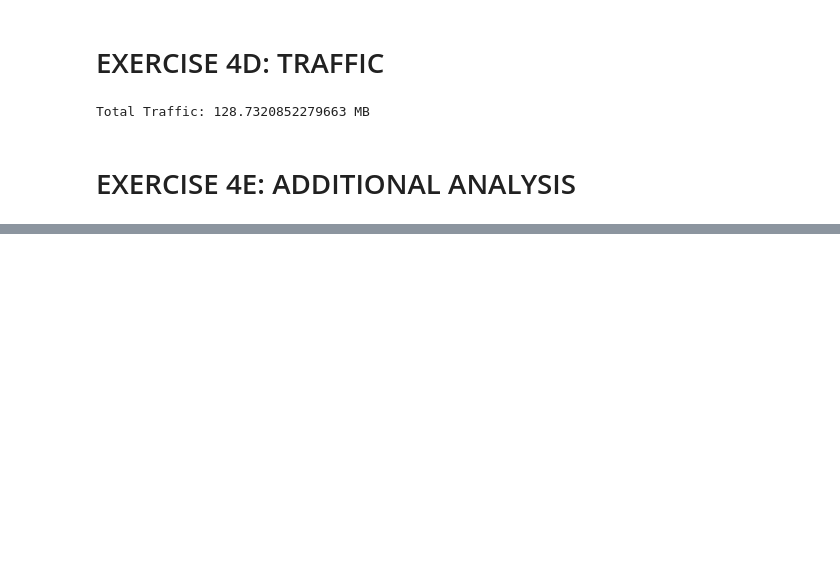
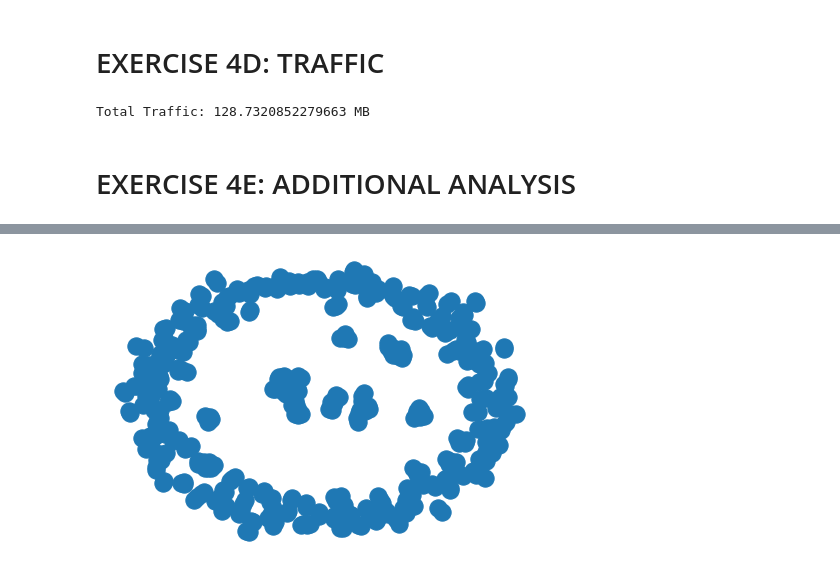
Before and after one commit to Lucria/CE3005_Lab4, a Jupyter notebook: lab4.ipynb, the cells around one changed output, grey strips where cells are left out. Cells and saved outputs as stored; diff of their text form; code cells hidden in the pictures; blank space fills up the shorter version.

```diff
--- a/lab4.ipynb
+++ b/lab4.ipynb
@@ -133,0 +135,4 @@ Total Traffic: 128.7320852279663 MB
+# %%
+comm_pair_df = df.groupby(['SrcIP', 'DstIP']).size().reset_index(name='Communication_Count')
+comm_pair_df_top5 = comm_pair_df.nlargest(5, 'Communication_Count').reset_index()
+comm_pair_df_top5
@@ -133,0 +148,3 @@ Total Traffic: 128.7320852279663 MB
+# %%
+vis_df = comm_pair_df.copy()
+vis_df
@@ -133,0 +165,7 @@ Total Traffic: 128.7320852279663 MB
+# %%
+import networkx as nx
+graph = nx.from_pandas_edgelist(vis_df, 'SrcIP', 'DstIP', edge_attr='Communication_Count')
+
+nx.draw_spring(graph)
+# %% [output]
+[figure, added]
```
Also changed, not shown: parts of 6 cells of this notebook.
